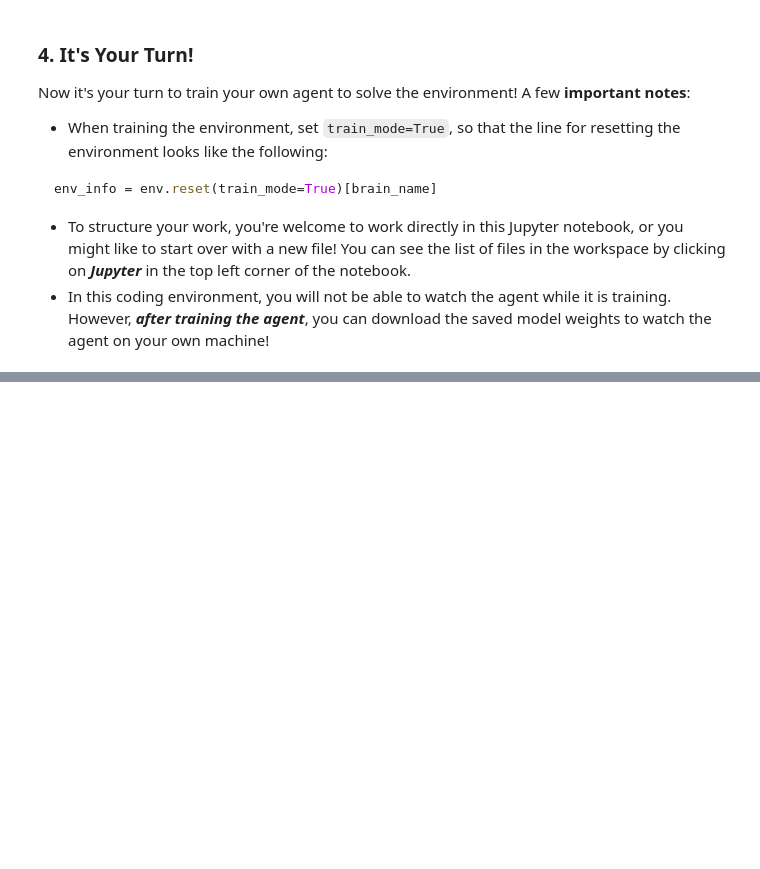
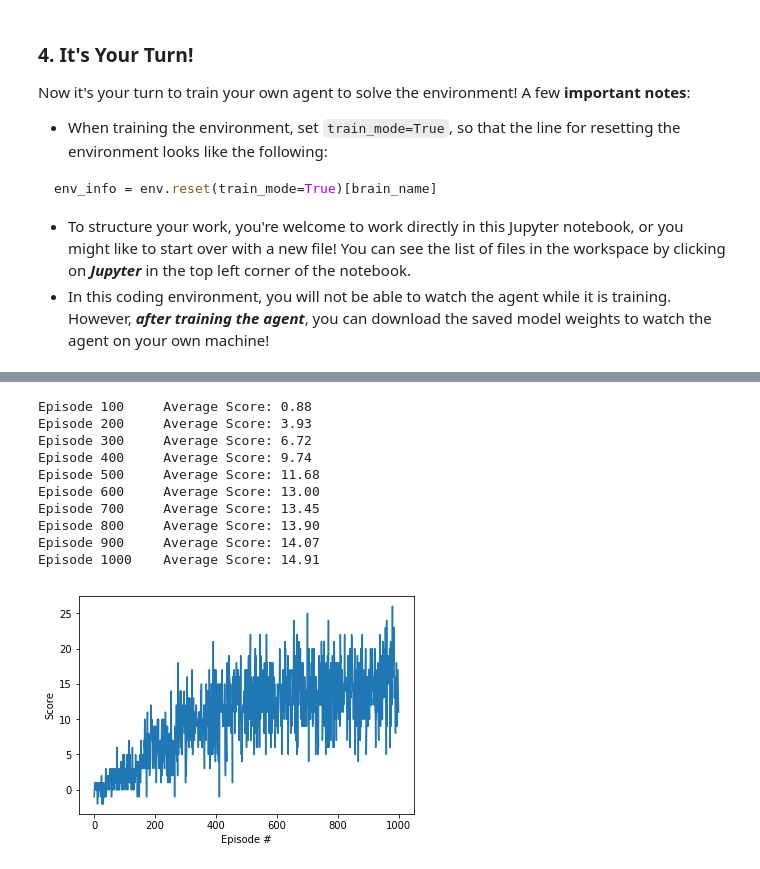
Before and after one commit to Andrewzh112/Udacity-Deep-Reinforcement-Learning-Nanodegree, a Jupyter notebook: p1_navigation/Navigation.ipynb, the cells around one changed output, grey strips where cells are left out. Drawn from its saved outputs; the diff is of its cells as text; code cells hidden in the pictures; blank space fills up the shorter version.

```diff
--- a/p1_navigation/Navigation.ipynb
+++ b/p1_navigation/Navigation.ipynb
@@ -192,0 +125,24 @@ Episode 1000    Average Score: 13.28
+# %%
+network_type = 'dqn'
+agent = Agent(network_type=network_type, state_size=state_size, action_size=action_size, seed=0)
+scores = dqn(agent,env)
+
+# plot the scores
+fig = plt.figure()
+ax = fig.add_subplot(111)
+plt.plot(np.arange(len(scores)), scores)
+plt.ylabel('Score')
+plt.xlabel('Episode #')
+plt.show()
+# %% [output]
+Episode 100     Average Score: 0.88
+Episode 200     Average Score: 3.93
+Episode 300     Average Score: 6.72
+Episode 400     Average Score: 9.74
+Episode 500     Average Score: 11.68
+Episode 600     Average Score: 13.00
+Episode 700     Average Score: 13.45
+Episode 800     Average Score: 13.90
+Episode 900     Average Score: 14.07
+Episode 1000    Average Score: 14.91
+[figure, added]
```
Also changed, not shown: parts of 4 cells of this notebook, 3 other files.
